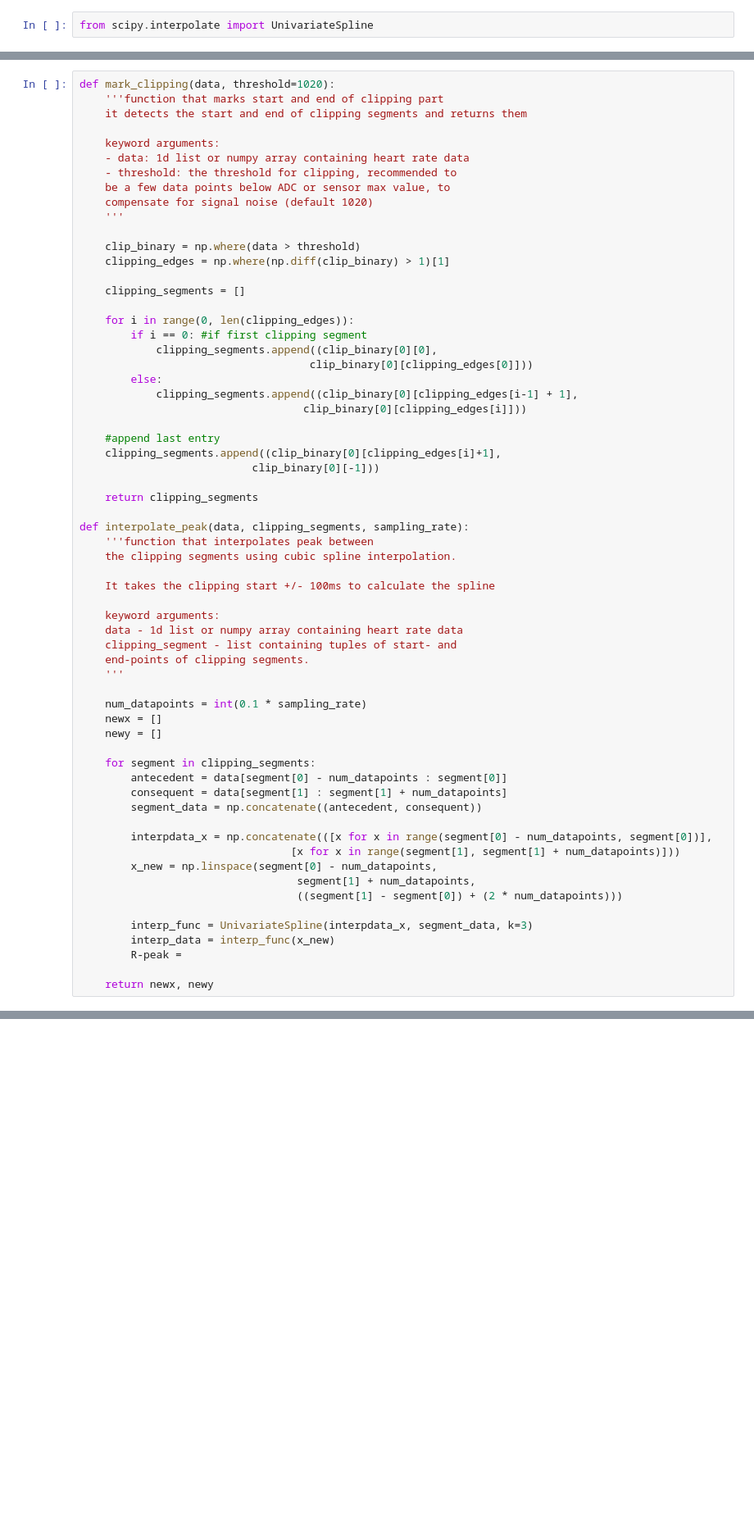
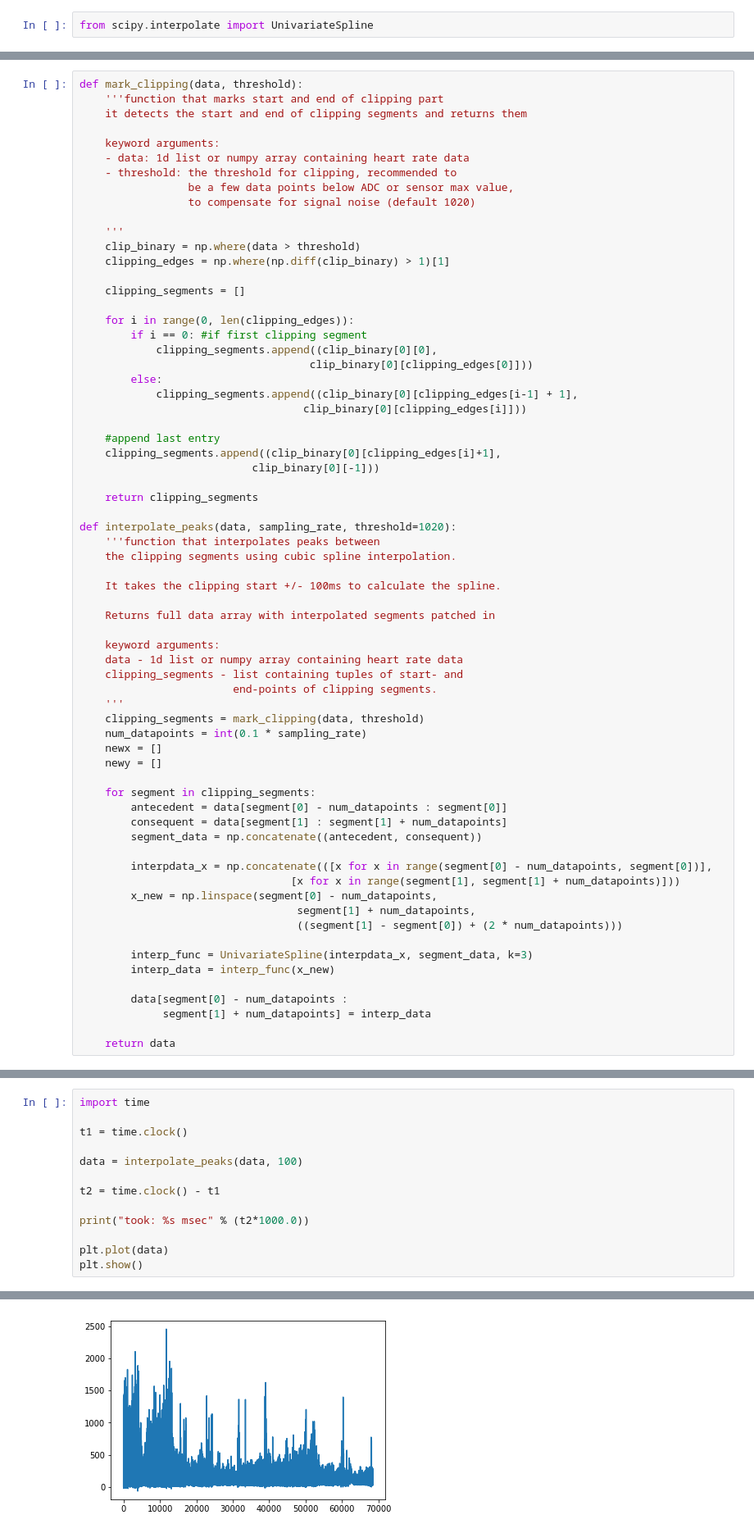
Before and after one commit to paulvangentcom/heartrate_analysis_python, a Jupyter notebook: experimental/clipping_detection_workingdoc.ipynb, the cells around one changed output, grey strips where cells are left out. Shown: that part at 82% size. Saved outputs shown, nothing was run; the diff lists cells and outputs as text; blank space fills up the shorter version.

```diff
--- a/experimental/clipping_detection_workingdoc.ipynb
+++ b/experimental/clipping_detection_workingdoc.ipynb
@@ -177,17 +177,17 @@ plt.show()
 # %% [output]
 [figure]
 # %%
-def mark_clipping(data, threshold=1020):
+def mark_clipping(data, threshold):
     '''function that marks start and end of clipping part
     it detects the start and end of clipping segments and returns them
 
     keyword arguments:
     - data: 1d list or numpy array containing heart rate data
     - threshold: the threshold for clipping, recommended to
-    be a few data points below ADC or sensor max value, to
-    compensate for signal noise (default 1020)
+                 be a few data points below ADC or sensor max value,
+                 to compensate for signal noise (default 1020)
+
     '''
-
     clip_binary = np.where(data > threshold)
     clipping_edges = np.where(np.diff(clip_binary) > 1)[1]
 
@@ -207,18 +207,20 @@ def mark_clipping(data, threshold=1020):
 
     return clipping_segments
 
-def interpolate_peak(data, clipping_segments, sampling_rate):
-    '''function that interpolates peak between
+def interpolate_peaks(data, sampling_rate, threshold=1020):
+    '''function that interpolates peaks between
     the clipping segments using cubic spline interpolation.
 
-    It takes the clipping start +/- 100ms to calculate the spline
+    It takes the clipping start +/- 100ms to calculate the spline.
+
+    Returns full data array with interpolated segments patched in
 
     keyword arguments:
     data - 1d list or numpy array containing heart rate data
-    clipping_segment - list containing tuples of start- and
-    end-points of clipping segments.
+    clipping_segments - list containing tuples of start- and
+                        end-points of clipping segments.
     '''
-
+    clipping_segments = mark_clipping(data, threshold)
     num_datapoints = int(0.1 * sampling_rate)
     newx = []
     newy = []
@@ -236,6 +238,8 @@ def interpolate_peak(data, clipping_segments, sampling_rate):
 
         interp_func = UnivariateSpline(interpdata_x, segment_data, k=3)
         interp_data = interp_func(x_new)
-        R-peak =
 
-    return newx, newy
+        data[segment[0] - num_datapoints :
+             segment[1] + num_datapoints] = interp_data
+
+    return data
@@ -243,0 +246,14 @@ interpolate_peaks(data, clipping_segments, 100):
+# %%
+import time
+
+t1 = time.clock()
+
+data = interpolate_peaks(data, 100)
+
+t2 = time.clock() - t1
+
+print("took: %s msec" % (t2*1000.0))
+
+plt.plot(data)
+plt.show()
+# %% [output]
@@ -243,0 +261 @@ interpolate_peaks(data, clipping_segments, 100):
+[figure, added]
```
Also changed, not shown: parts of 5 cells of this notebook.
